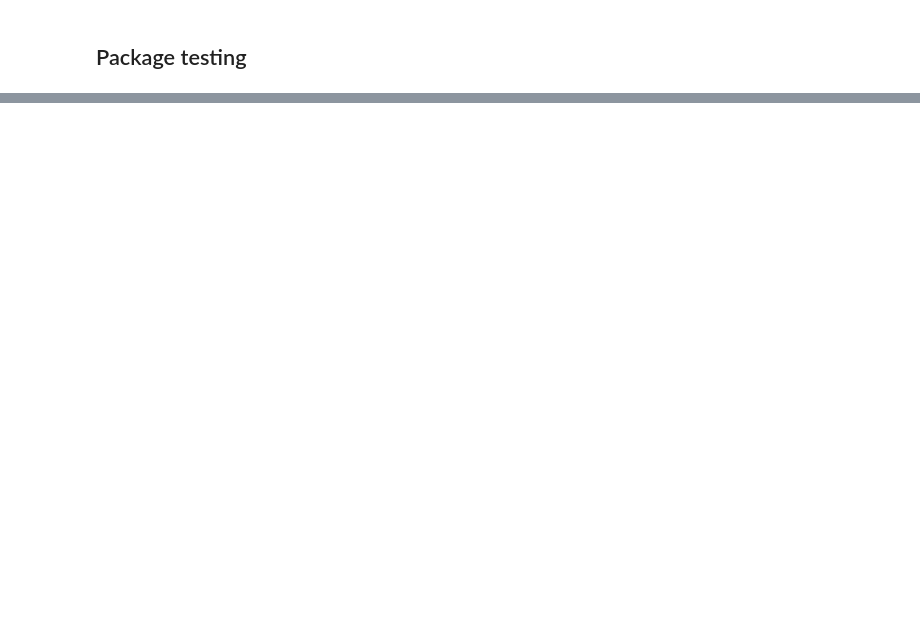
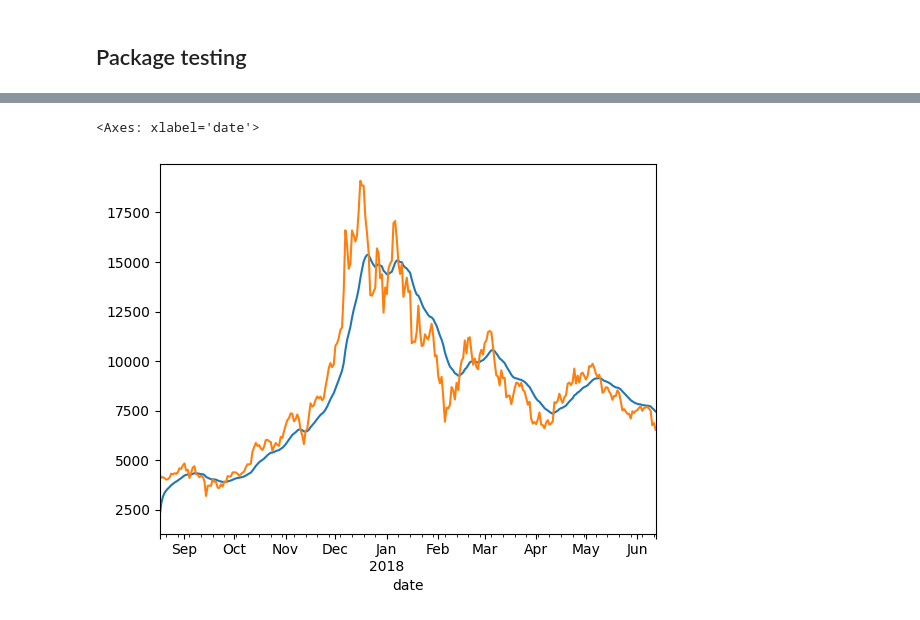
Before and after one commit to georgesmyr/xtrader, a Jupyter notebook: demo.ipynb, the cells around one changed output, grey strips where cells are left out. Saved outputs shown, nothing was run; the diff lists cells and outputs as text; code cells hidden in the pictures; blank space fills up the shorter version.

```diff
--- a/demo.ipynb
+++ b/demo.ipynb
@@ -148,0 +66,18 @@ import pandas_datareader.data as web
+# %%
+from pykalman import KalmanFilter
+kf = KalmanFilter(transition_matrices = [1],
+                  observation_matrices = [1],
+                  initial_state_mean = 0,
+                  initial_state_covariance = 1,
+                  observation_covariance=1,
+                  transition_covariance=.01)
+# %%
+state_means, a = kf.filter(prices['daily'].close.values)
+# %%
+state_means = pd.Series(state_means.flatten(), index=prices['daily'].index)
+# %%
+state_means.head(300).plot()
+prices['daily'].head(300).close.plot()
+# %% [output]
+<Axes: xlabel='date'>
+[figure, added]
```
Also changed, not shown: parts of 20 cells of this notebook, 8 other files.
